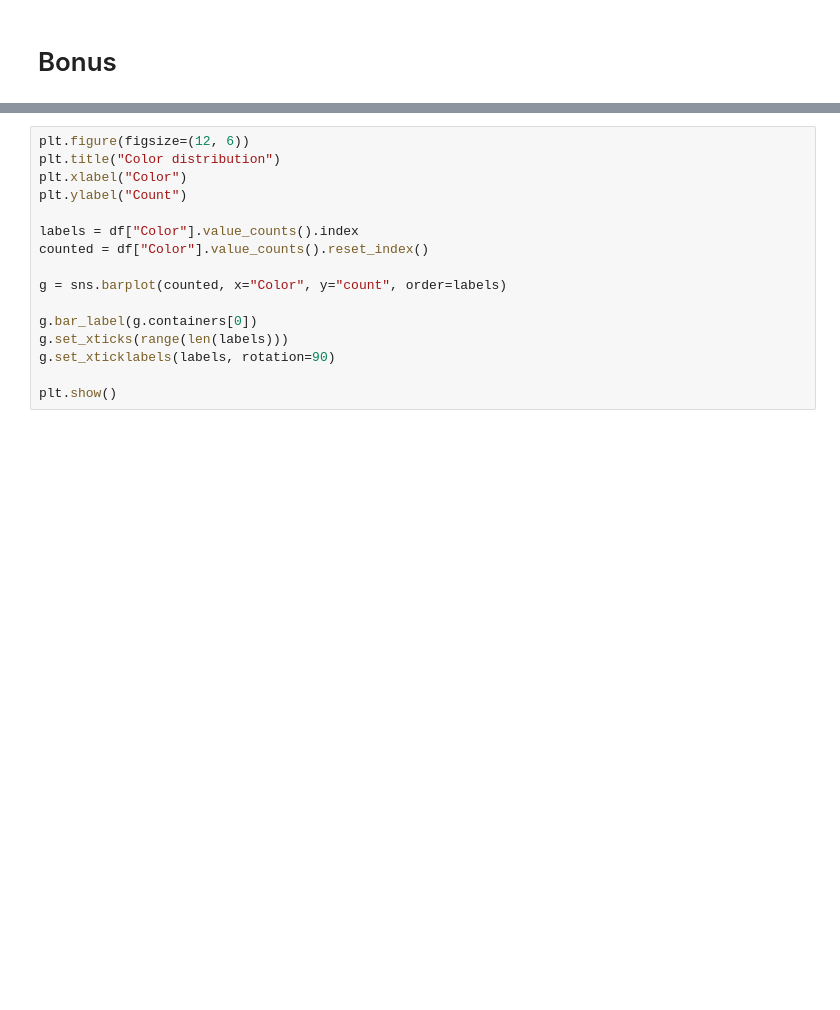
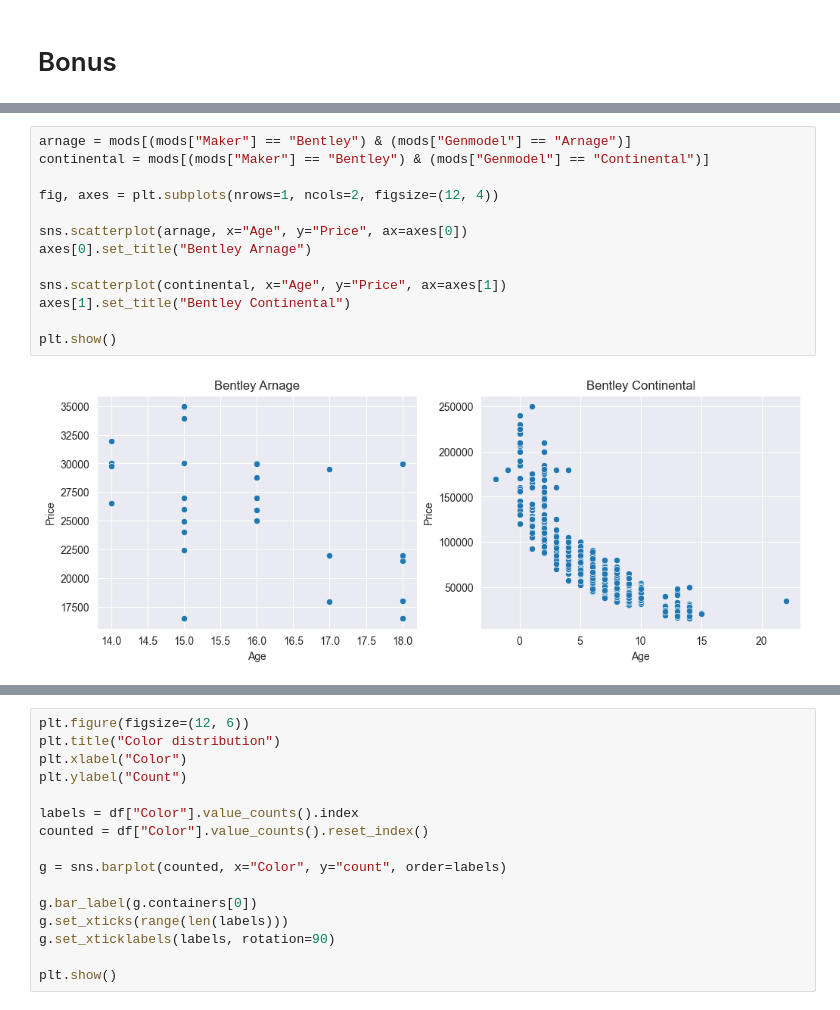
Before and after one commit to maciej-polcyn/data-processing-capstone-project, a Jupyter notebook: report.ipynb, the cells around one changed output, grey strips where cells are left out. Cells and saved outputs as stored; diff of their text form; blank space fills up the shorter version.

```diff
--- a/report.ipynb
+++ b/report.ipynb
@@ -625,0 +719,15 @@ Ideas:
+# %%
+arnage = mods[(mods["Maker"] == "Bentley") & (mods["Genmodel"] == "Arnage")]
+continental = mods[(mods["Maker"] == "Bentley") & (mods["Genmodel"] == "Continental")]
+
+fig, axes = plt.subplots(nrows=1, ncols=2, figsize=(12, 4))
+
+sns.scatterplot(arnage, x="Age", y="Price", ax=axes[0])
+axes[0].set_title("Bentley Arnage")
+
+sns.scatterplot(continental, x="Age", y="Price", ax=axes[1])
+axes[1].set_title("Bentley Continental")
+
+plt.show()
+# %% [output]
+[figure, added]
```
Also changed, not shown: parts of 27 cells of this notebook.
